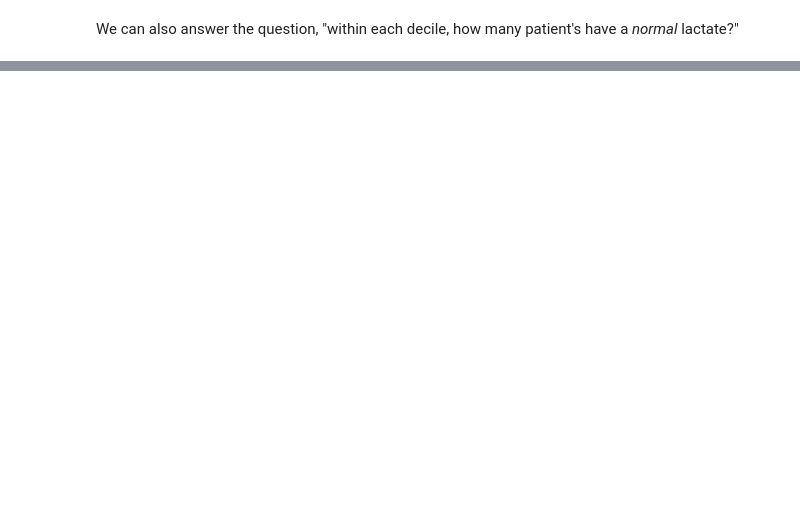
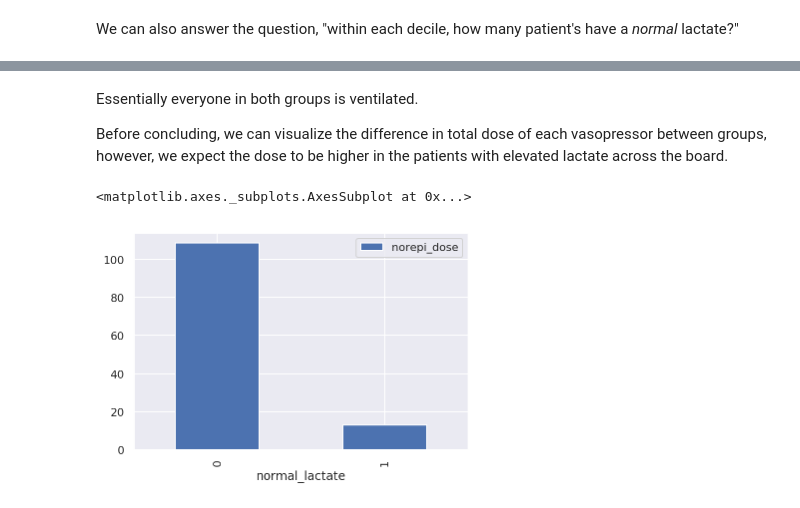
Before and after one commit to cosgriffc/pred-lactate-discord, a Jupyter notebook: lactate-v-OASIS_MIMIC.ipynb, the cells around one changed output, grey strips where cells are left out. Drawn from its saved outputs; the diff is of its cells as text; code cells hidden in the pictures; blank space fills up the shorter version.

```diff
--- a/lactate-v-OASIS_MIMIC.ipynb
+++ b/lactate-v-OASIS_MIMIC.ipynb
@@ -113,0 +278,9 @@ con.close()
+# %% [markdown]
+Essentially everyone in both groups is ventilated.
+
+Before concluding, we can visualize the difference in total dose of each vasopressor between groups, however, we expect the dose to be higher in the patients with elevated lactate across the board.
+# %%
+eda_df.groupby('normal_lactate').mean().loc[:, ['norepi_dose']].plot(kind='bar')
+# %% [output]
+<matplotlib.axes._subplots.AxesSubplot at 0x...>
+[figure, added]
```
Also changed, not shown: parts of 31 cells of this notebook.
